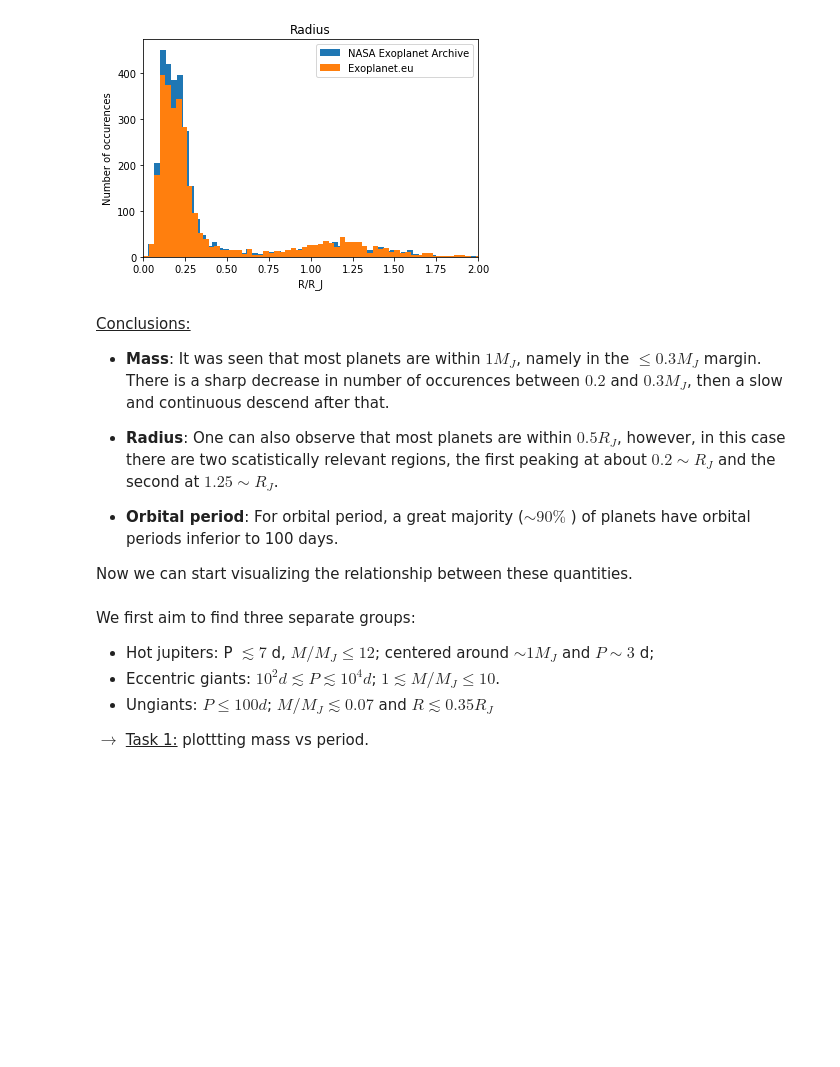
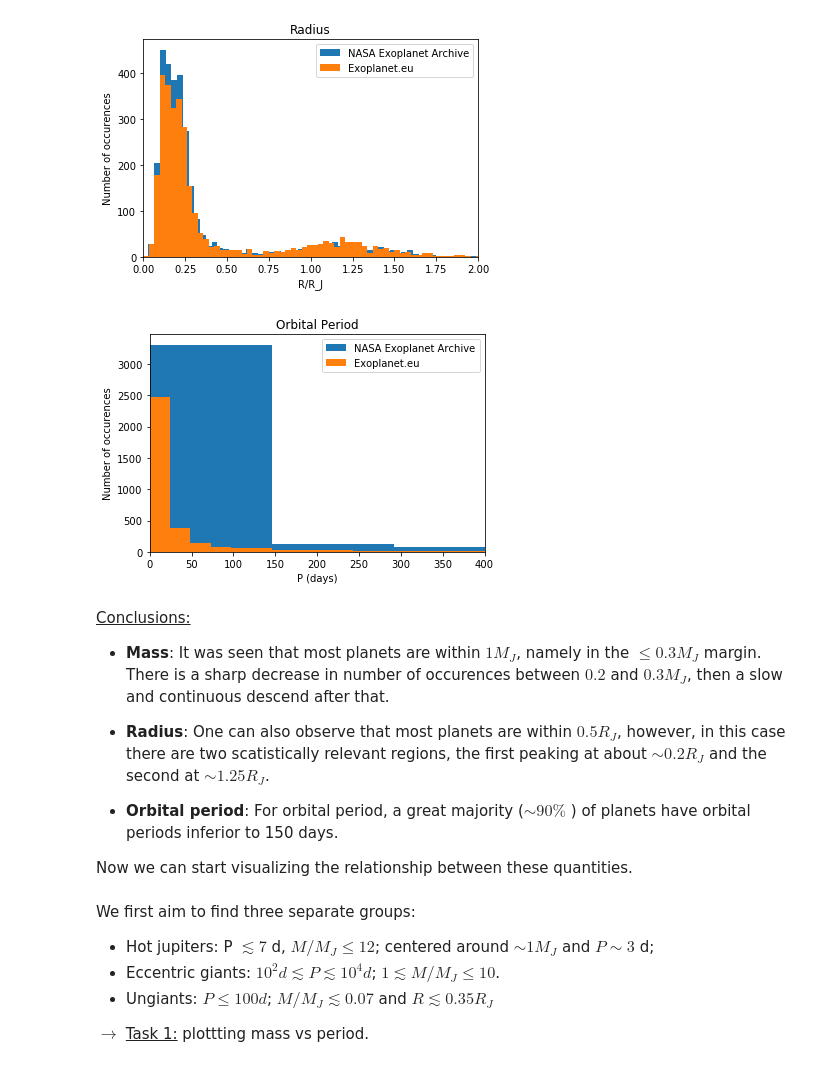
Before and after one commit to anaclb/exoplanets, a Jupyter notebook: test.ipynb, the cells around one changed output. Drawn from its saved outputs; the diff is of its cells as text; code cells hidden in the pictures; blank space fills up the shorter version.

Commit message:
first tasks

```diff
--- a/test.ipynb
+++ b/test.ipynb
@@ -98,21 +98,23 @@ for i in range(len(params_US)):
 [figure]
 # %%
 #P histogram - needs lots of bins, runs slowly
-plt.hist(P_US1,bins = 70000,label = "NASA Exoplanet Archive")
-plt.hist(P_EU1, bins = 50000, label="Exoplanet.eu")
+plt.hist(P_US1,bins = 60000,label = "NASA Exoplanet Archive")
+plt.hist(P_EU1, bins = 40000, label="Exoplanet.eu")
 plt.ylabel("Number of occurences")
 plt.xlabel("P (days)")
 plt.xlim(0, 400)
 plt.title("Orbital Period")
 plt.legend()
 plt.show()
+# %% [output]
+[figure, added]
 # %% [markdown]
 <u>Conclusions:</u>
 * <b>Mass</b>: It was seen that most planets are within $1 M_J$, namely in the $\leq 0.3 M_J$ margin. There is a sharp decrease in number of occurences between $0.2$ and $0.3 M_J$, then a slow and continuous descend after that.
 
-* <b>Radius</b>: One can also observe that most planets are within $0.5 R_J$, however, in this case there are two scatistically relevant regions, the first peaking at about $0.2 \sim R_J$ and the second at $1.25 \sim R_J$.
+* <b>Radius</b>: One can also observe that most planets are within $0.5 R_J$, however, in this case there are two scatistically relevant regions, the first peaking at about $\sim 0.2  R_J$ and the second at $\sim 1.25 R_J$.
 
-* <b>Orbital period</b>: For orbital period, a great majority ($\sim 90 \%$ ) of planets have orbital periods inferior to 100 days.
+* <b>Orbital period</b>: For orbital period, a great majority ($\sim 90 \%$ ) of planets have orbital periods inferior to 150 days.
 
 Now we can start visualizing the relationship between these quantities.
 # %% [markdown]
```
Also changed, not shown: parts of 6 cells of this notebook.
